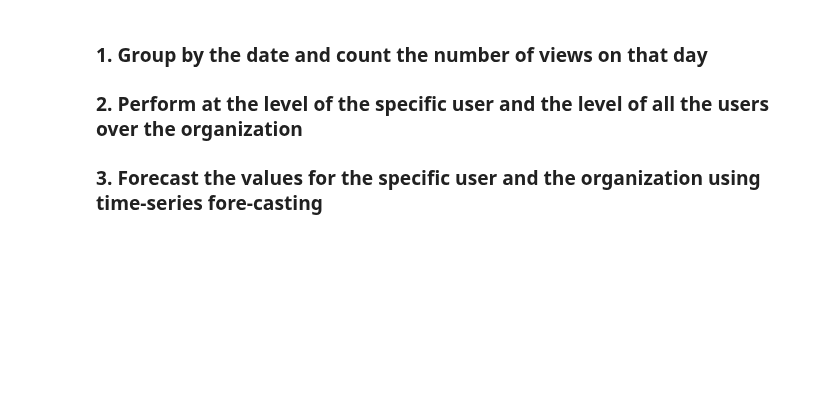
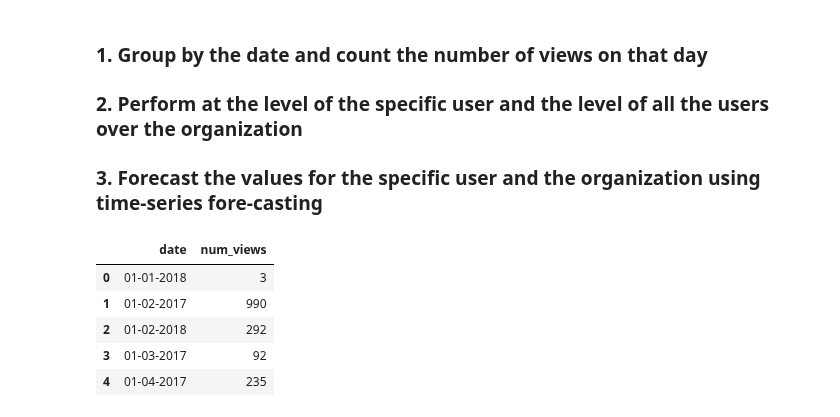
Before and after one commit to ace-racer/ContextualRecommender, a Jupyter notebook: hybird_recommender/exploration/Stream Views Forecasting.ipynb, the cells around one changed output. Saved outputs shown, nothing was run; the diff lists cells and outputs as text; code cells hidden in the pictures; blank space fills up the shorter version.

Commit message:
Add stream views grouped by date

```diff
--- a/hybird_recommender/exploration/Stream Views Forecasting.ipynb
+++ b/hybird_recommender/exploration/Stream Views Forecasting.ipynb
@@ -29,3 +29,14 @@ stream_views_df.head()
 ### 1. Group by the date and count the number of views on that day
 ### 2. Perform at the level of the specific user and the level of all the users over the organization
 ### 3. Forecast the values for the specific user and the organization using time-series fore-casting
+# %%
+stream_views_by_date_df = stream_views_df.groupby("date").size().reset_index()
+stream_views_by_date_df.columns = ["date", "num_views"]
+stream_views_by_date_df.head()
+# %% [output]
+|  | date | num_views |
+| 0 | 01-01-2018 | 3 |
+| 1 | 01-02-2017 | 990 |
+| 2 | 01-02-2018 | 292 |
+| 3 | 01-03-2017 | 92 |
+| 4 | 01-04-2017 | 235 |
```
Also changed, not shown: parts of 3 cells of this notebook.
